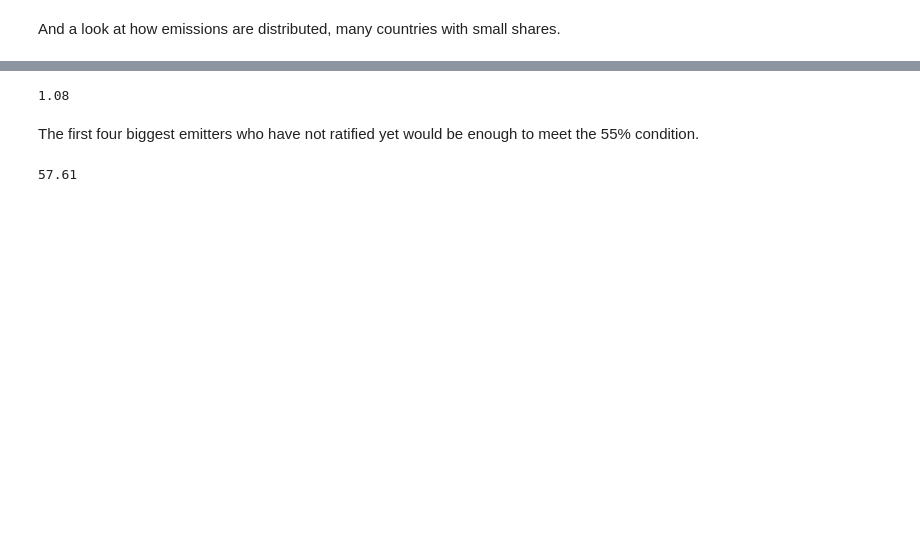
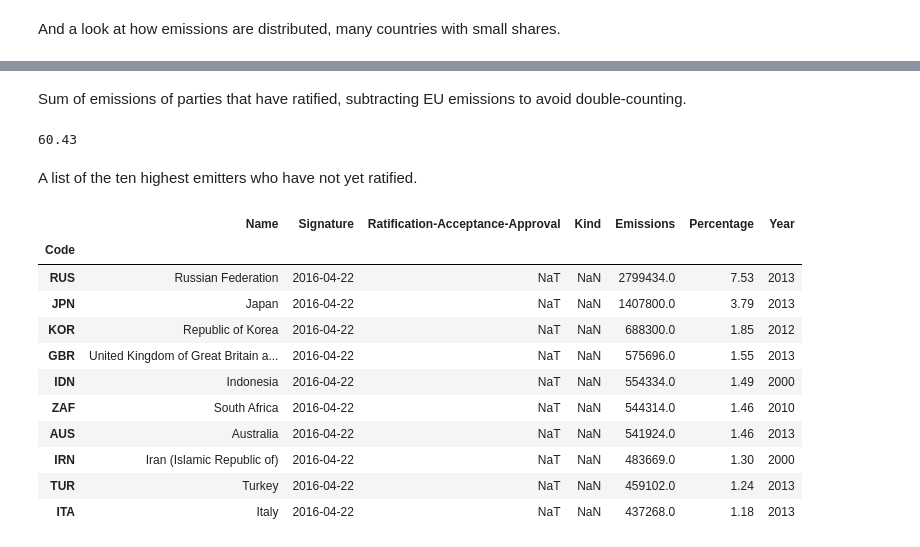
Before and after one commit to openclimatedata/notebooks, a Jupyter notebook: Paris Agreement Entry Into Force.ipynb, the cells around one changed output, grey strips where cells are left out. Cells and saved outputs as stored; diff of their text form; code cells hidden in the pictures; blank space fills up the shorter version.

```diff
--- a/Paris Agreement Entry Into Force.ipynb
+++ b/Paris Agreement Entry Into Force.ipynb
@@ -85,13 +105,26 @@ plt.title("Distribution of emissions shares for Entry Into Force")
 # %%
 not_ratified = parties[parties["Ratification-Acceptance-Approval"].isnull() != False]
 ratified = parties[parties["Ratification-Acceptance-Approval"].isnull() == False]
+# %% [markdown]
+Sum of emissions of parties that have ratified, subtracting EU emissions to avoid double-counting.
 # %%
-print(ratified.Percentage.sum())
+print(ratified.Percentage.sum() - parties.loc["EU28"].Percentage)
 # %% [output]
-1.08
+60.43
-# %% [markdown]
-The first four biggest emitters who have not ratified yet would be enough to meet the 55% condition.
+# %% [markdown]
+A list of the ten highest emitters who have not yet ratified.
 # %%
-print(not_ratified.sort_values("Percentage", ascending=False).head(4).Percentage.sum())
+not_ratified.sort_values("Emissions", ascending=False).head(10)
 # %% [output]
-57.61
+|  | Name | Signature | Ratification-Acceptance-Approval | Kind | Emissions | Percentage | Year |
+| Code |  |  |  |  |  |  |  |
+| RUS | Russian Federation | 2016-04-22 | NaT | NaN | 2799434.0 | 7.53 | 2013 |
+| JPN | Japan | 2016-04-22 | NaT | NaN | 1407800.0 | 3.79 | 2013 |
+| KOR | Republic of Korea | 2016-04-22 | NaT | NaN | 688300.0 | 1.85 | 2012 |
+| GBR | United Kingdom of Great Britain a... | 2016-04-22 | NaT | NaN | 575696.0 | 1.55 | 2013 |
+| IDN | Indonesia | 2016-04-22 | NaT | NaN | 554334.0 | 1.49 | 2000 |
+| ZAF | South Africa | 2016-04-22 | NaT | NaN | 544314.0 | 1.46 | 2010 |
+| AUS | Australia | 2016-04-22 | NaT | NaN | 541924.0 | 1.46 | 2013 |
+| IRN | Iran (Islamic Republic of) | 2016-04-22 | NaT | NaN | 483669.0 | 1.30 | 2000 |
+| TUR | Turkey | 2016-04-22 | NaT | NaN | 459102.0 | 1.24 | 2013 |
+| ITA | Italy | 2016-04-22 | NaT | NaN | 437268.0 | 1.18 | 2013 |
```
Also changed, not shown: parts of 7 cells of this notebook.
